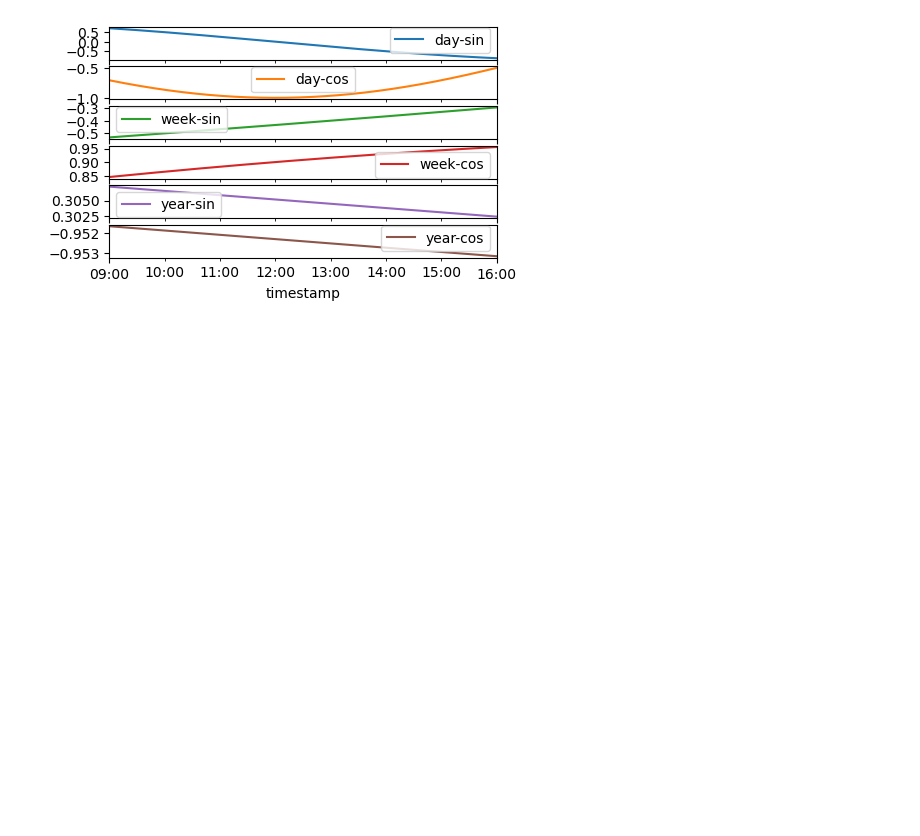
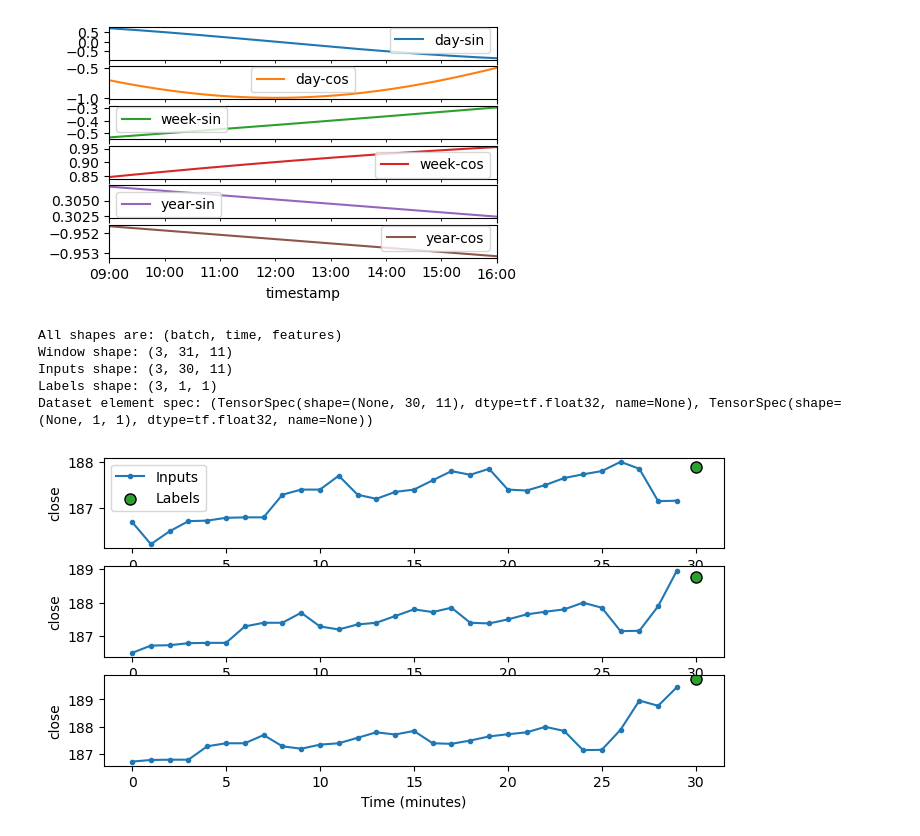
Before and after one commit to leo6liu/dog-trader, a Jupyter notebook: model-training/demo-00.ipynb, the cells around one changed output. Cells and saved outputs as stored; diff of their text form; code cells hidden in the pictures; blank space fills up the shorter version.

Commit message:
poc generate windows and batches

```diff
--- a/model-training/demo-00.ipynb
+++ b/model-training/demo-00.ipynb
@@ -81,6 +81,7 @@ days_df.head()
 # 2022/06/01 used for following graphs
 
 minute_bars_20220601_df = days_df[days_df['date'] == datetime.date(2022, 6, 1)]['minute_bars'].iloc[0] # access day's minute_bars dataframe for a given date
+minute_bars_20220601_df.drop('symbol', axis=1, inplace=True)
 timestamps_20220601 = pd.to_datetime(minute_bars_20220601_df.pop('timestamp'))
 
 # plot close and volume
@@ -123,11 +124,35 @@ _ = plot_features.plot(subplots=True)
 # %% [output]
 [figure]
 # %%
+from windowgenerator import WindowGenerator
+
 # split into training (70%), validation (20%), and test (10%) sets
-
-n = len(days_df)
+n = len(days_df) # total number of days
 train_df = days_df[0:int(n*0.7)]
 val_df = days_df[int(n*0.7):int(n*0.9)]
 test_df = days_df[int(n*0.9):]
 
-num_features = minute_bars_20220601_df.shape[1]
+wg_20220601 = WindowGenerator(data=minute_bars_20220601_df, input_width=30, label_width=1, shift=1, label_columns=['close'])
+
+example_windows = tf.stack([np.array(minute_bars_20220601_df[:wg_20220601.total_window_size]),
+                           np.array(minute_bars_20220601_df[2:2+wg_20220601.total_window_size]),
+                           np.array(minute_bars_20220601_df[4:4+wg_20220601.total_window_size])])
+
+example_windows_inputs, example_windows_labels = wg_20220601.split_windows(example_windows)
+
+print('All shapes are: (batch, time, features)')
+print(f'Window shape: {example_windows.shape}')
+print(f'Inputs shape: {example_windows_inputs.shape}')
+print(f'Labels shape: {example_windows_labels.shape}')
+
+wg_20220601.plot(example_windows_inputs, example_windows_labels, 'close')
+
+ds_20220601 = wg_20220601.make_dataset(batch_size=32)
+print(f'Dataset element spec: {ds_20220601.element_spec}')
+# %% [output]
+All shapes are: (batch, time, features)
+Window shape: (3, 31, 11)
+Inputs shape: (3, 30, 11)
+Labels shape: (3, 1, 1)
+Dataset element spec: (TensorSpec(shape=(None, 30, 11), dtype=tf.float32, name=None), TensorSpec(shape=(None, 1, 1), dtype=tf.float32, name=None))
+[figure, added]
```
